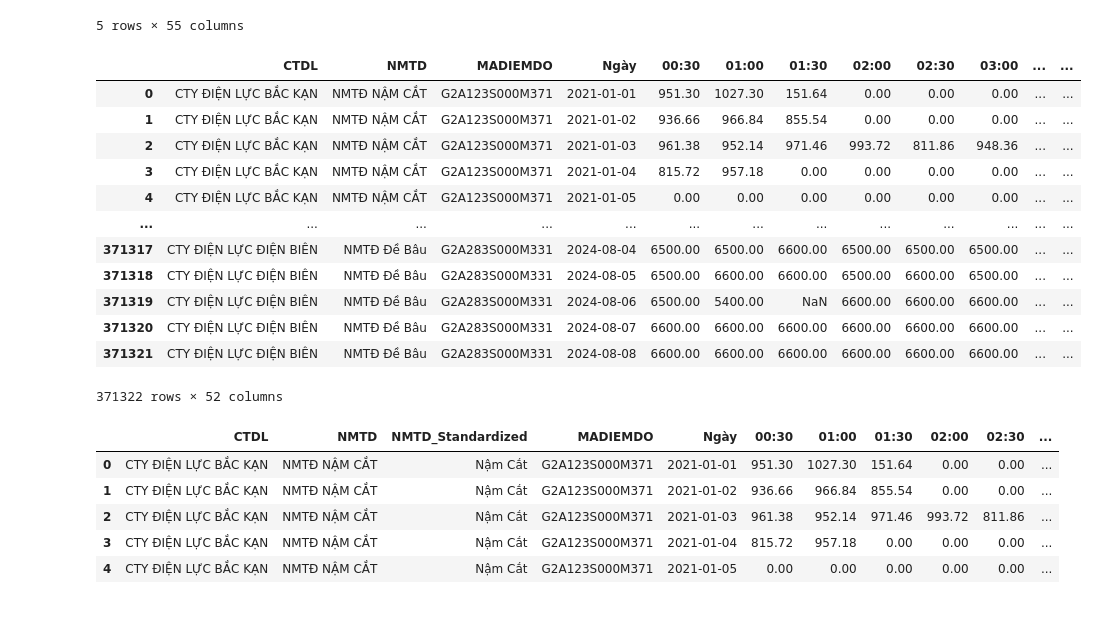
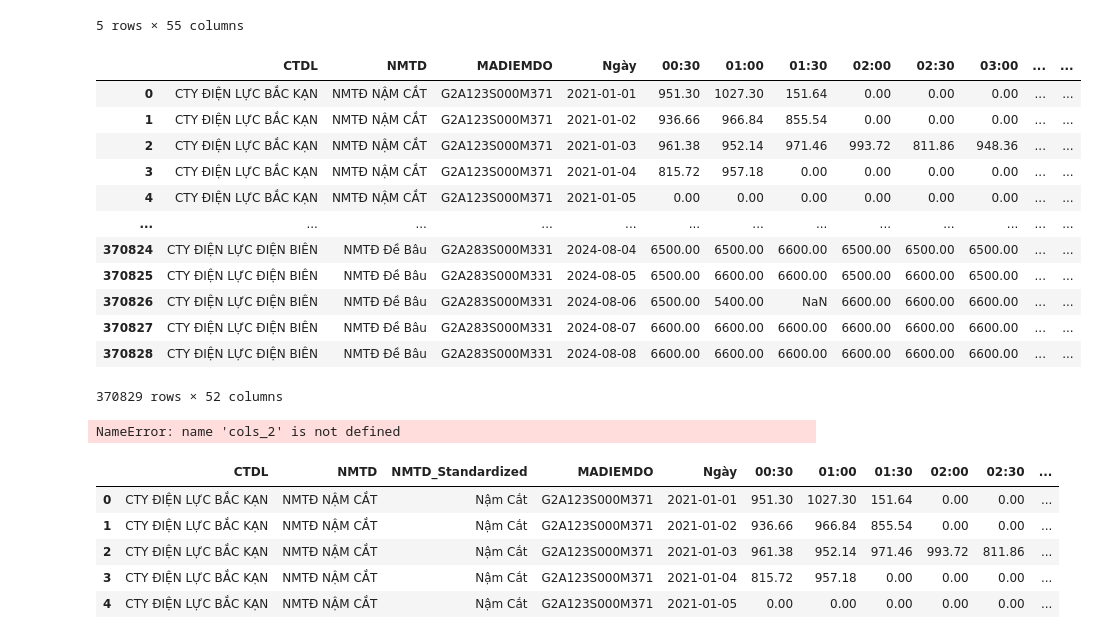
Before and after one commit to khuecoi2001/TDN_project, a Jupyter notebook: notebooks/TĐN_normalization.ipynb, the cells around one changed output. Drawn from its saved outputs; the diff is of its cells as text; code cells hidden in the pictures.

```diff
--- a/notebooks/TĐN_normalization.ipynb
+++ b/notebooks/TĐN_normalization.ipynb
@@ -425,22 +473,22 @@ df_BSCVH.head()
 df_BSCVH.to_excel(r"C:\Khue\TDN\data\interim\DGMS_BCSVH_ver2.xlsx", index=False, engine="openpyxl")
 # %%
 # import df_sanluong from C:\Khue\TDN\data\interim\sanluong_chuanhoa.xlsx
-df_sanluong = pd.read_excel(r"C:\Khue\TDN\data\interim\sanluong_chuanhoa.xlsx", sheet_name="Sheet1")
+df_sanluong = pd.read_parquet('C:\Khue\TDN\data\interim\sanluong_chuanhoa.parquet', engine="pyarrow")
 df_sanluong
 # %% [output]
 |  | CTDL | NMTD | MADIEMDO | Ngày | 00:30 | 01:00 | 01:30 | 02:00 | 02:30 | 03:00 | ... | ... |
 | 0 | CTY ĐIỆN LỰC BẮC KẠN | NMTĐ NẬM CẮT | G2A123S000M371 | 2021-01-01 | 951.30 | 1027.30 | 151.64 | 0.00 | 0.00 | 0.00 | ... | ... |
 | 1 | CTY ĐIỆN LỰC BẮC KẠN | NMTĐ NẬM CẮT | G2A123S000M371 | 2021-01-02 | 936.66 | 966.84 | 855.54 | 0.00 | 0.00 | 0.00 | ... | ... |
 | 2 | CTY ĐIỆN LỰC BẮC KẠN | NMTĐ NẬM CẮT | G2A123S000M371 | 2021-01-03 | 961.38 | 952.14 | 971.46 | 993.72 | 811.86 | 948.36 | ... | ... |
 | 3 | CTY ĐIỆN LỰC BẮC KẠN | NMTĐ NẬM CẮT | G2A123S000M371 | 2021-01-04 | 815.72 | 957.18 | 0.00 | 0.00 | 0.00 | 0.00 | ... | ... |
 | 4 | CTY ĐIỆN LỰC BẮC KẠN | NMTĐ NẬM CẮT | G2A123S000M371 | 2021-01-05 | 0.00 | 0.00 | 0.00 | 0.00 | 0.00 | 0.00 | ... | ... |
 | ... | ... | ... | ... | ... | ... | ... | ... | ... | ... | ... | ... | ... |
-| 371317 | CTY ĐIỆN LỰC ĐIỆN BIÊN | NMTĐ Đề Bâu | G2A283S000M331 | 2024-08-04 | 6500.00 | 6500.00 | 6600.00 | 6500.00 | 6500.00 | 6500.00 | ... | ... |
-| 371318 | CTY ĐIỆN LỰC ĐIỆN BIÊN | NMTĐ Đề Bâu | G2A283S000M331 | 2024-08-05 | 6500.00 | 6600.00 | 6600.00 | 6500.00 | 6600.00 | 6500.00 | ... | ... |
-| 371319 | CTY ĐIỆN LỰC ĐIỆN BIÊN | NMTĐ Đề Bâu | G2A283S000M331 | 2024-08-06 | 6500.00 | 5400.00 | NaN | 6600.00 | 6600.00 | 6600.00 | ... | ... |
-| 371320 | CTY ĐIỆN LỰC ĐIỆN BIÊN | NMTĐ Đề Bâu | G2A283S000M331 | 2024-08-07 | 6600.00 | 6600.00 | 6600.00 | 6600.00 | 6600.00 | 6600.00 | ... | ... |
-| 371321 | CTY ĐIỆN LỰC ĐIỆN BIÊN | NMTĐ Đề Bâu | G2A283S000M331 | 2024-08-08 | 6600.00 | 6600.00 | 6600.00 | 6600.00 | 6600.00 | 6600.00 | ... | ... |
+| 370824 | CTY ĐIỆN LỰC ĐIỆN BIÊN | NMTĐ Đề Bâu | G2A283S000M331 | 2024-08-04 | 6500.00 | 6500.00 | 6600.00 | 6500.00 | 6500.00 | 6500.00 | ... | ... |
+| 370825 | CTY ĐIỆN LỰC ĐIỆN BIÊN | NMTĐ Đề Bâu | G2A283S000M331 | 2024-08-05 | 6500.00 | 6600.00 | 6600.00 | 6500.00 | 6600.00 | 6500.00 | ... | ... |
+| 370826 | CTY ĐIỆN LỰC ĐIỆN BIÊN | NMTĐ Đề Bâu | G2A283S000M331 | 2024-08-06 | 6500.00 | 5400.00 | NaN | 6600.00 | 6600.00 | 6600.00 | ... | ... |
+| 370827 | CTY ĐIỆN LỰC ĐIỆN BIÊN | NMTĐ Đề Bâu | G2A283S000M331 | 2024-08-07 | 6600.00 | 6600.00 | 6600.00 | 6600.00 | 6600.00 | 6600.00 | ... | ... |
+| 370828 | CTY ĐIỆN LỰC ĐIỆN BIÊN | NMTĐ Đề Bâu | G2A283S000M331 | 2024-08-08 | 6600.00 | 6600.00 | 6600.00 | 6600.00 | 6600.00 | 6600.00 | ... | ... |
-371322 rows × 52 columns
+370829 rows × 52 columns
 # %%
 import pandas as pd
 import re
@@ -478,6 +526,8 @@ def standardize_plant_name(name):
 df_sanluong['NMTD_Standardized'] = df_sanluong['NMTD'].apply(standardize_plant_name)
 # Sử dụng cols_2 để sắp xếp lại thứ tự cột, vì cols_2 đã có 'NMTD_Standardized'
 df_sanluong = df_sanluong[cols_2]
+# %% [output]
+NameError: name 'cols_2' is not defined
 # %%
 # Đưa cột 'NMTD_Standardized' lên vị trí thứ 3 trong df_sanluong
 cols_2_new = list(df_sanluong.columns)
```
Also changed, not shown: parts of 12 cells of this notebook, 4 other files.
